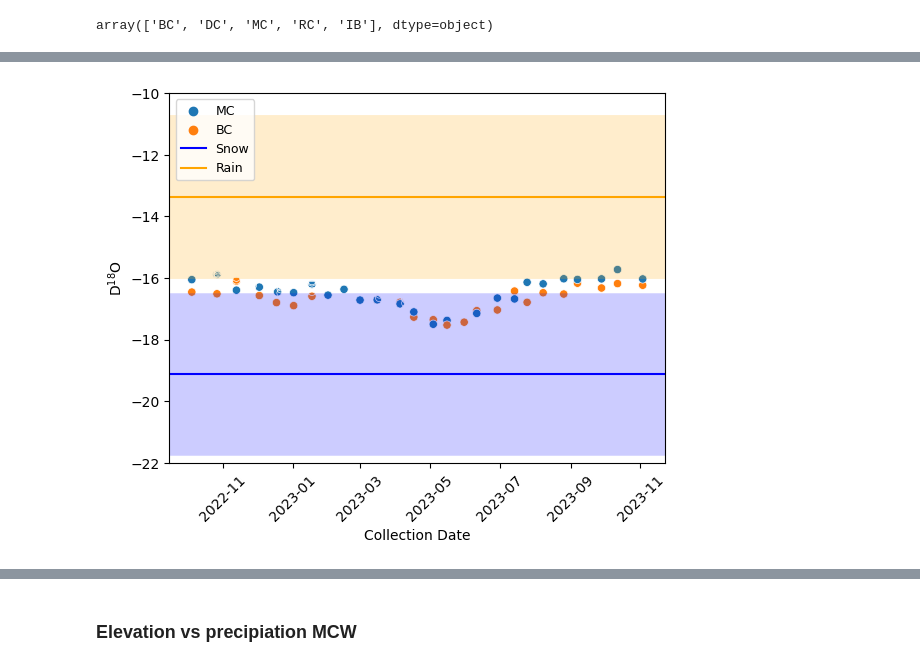
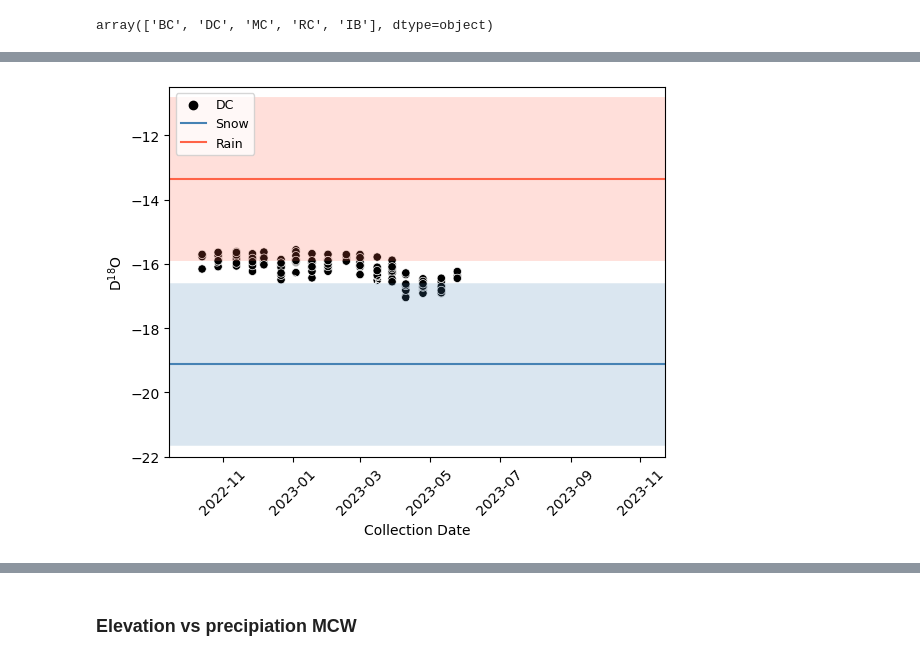
Before and after one commit to RMGrena/MoresCreekWatershed_ID, a Jupyter notebook: Isotope_working_repository.ipynb, the cells around one changed output, grey strips where cells are left out. Drawn from its saved outputs; the diff is of its cells as text; code cells hidden in the pictures.

```diff
--- a/Isotope_working_repository.ipynb
+++ b/Isotope_working_repository.ipynb
@@ -22,3 +20,12 @@ from matplotlib.colors import to_rgba
+# %%
+mcw = 'mediumseagreen'
+bcw = 'slateblue'
+rain = 'tomato' #MC only
+warm = 'darkorange' #MC only
+snow = 'steelblue'
+cold = 'lightsteelblue'
+BC_snow = 'teal'
+BC_rain = 'peru'
 # %%
 dc = pd.read_csv('DCEW_updated_7aug23.csv',parse_dates = [2], infer_datetime_format = True)
 dc.tail(2)
@@ -490,36 +267,22 @@ array(['BC', 'DC', 'MC', 'RC', 'IB'], dtype=object)
 # %%
-#Mores Creek Stream data compared to rain v snow averages
-#hue_order = ['MC', 'BC','DC']
-hue_order = ['MC', 'BC']
+#Dry Creek data compared to MCW rain vs snow averages
+hue_order = ['DC']
 sns.scatterplot(x='Collection_Date', y='D_18O', data=s3,
-                hue='Type',hue_order=hue_order).set(ylabel='$\mathregular{D^{18}}$O', xlabel='Collection Date')
+                hue='Type',hue_order=hue_order, palette=['black']).set(ylabel='$\mathregular{D^{18}}$O', xlabel='Collection Date')
 
 #SNOW
 #add average for ib_avg
-plt.axhline(y=-19.12, color='b', linestyle='-', label='Snow')
-plt.axhline(y=-13.36, color='orange', linestyle='-',label='Rain')
-plt.axhline(y=-19.12, color='b', linestyle='-', linewidth = '117', alpha=0.2)
-#plt.axhline(y=-21.7, color='orange', linestyle='-')
-#plt.axhline(y=-16.5, color='orange', linestyle='-')
-#left, bottom, width, height = (0, -21.72, 43,5.216)
-#rect=mpatches.Rectangle((left,bottom),width,height,alpha=0.1,facecolor="orange")
-#plt.gca().add_patch(rect)
+plt.axhline(y=-19.12, color=snow, linestyle='-', label='Snow')
+plt.axhline(y=-19.12, color=snow, linestyle='-', linewidth = '117', alpha=0.2)
 
 #RAIN
 #add average for rc_avg
-plt.axhline(y=-13.36, color='orange', linestyle='-',linewidth = '118',alpha=0.2)
-#plt.axhline(y=-15.97, color='b', linestyle='-')
-#plt.axhline(y=-10.75, color='b', linestyle='-')
-
-#left= 0
-#bottom= -15.614
-#height = 4.5
-#rect=mpatches.Rectangle((left,bottom),width,height,alpha=0.1,facecolor="blue")
-#plt.gca().add_patch(rect)
+plt.axhline(y=-13.36, color=rain, linestyle='-',linewidth = '118',alpha=0.2)
+plt.axhline(y=-13.36, color=rain, linestyle='-',label='Rain')
 
 plt.legend(loc='upper left',prop={'size': 9})
 plt.xticks(rotation=45)
-plt.ylim(-22,-10)
+plt.ylim(-22,-10.5)
 plt.show();
 # %% [output]
-[figure, old version]
+[figure, new version]
```
Also changed, not shown: parts of 78 cells of this notebook, 8 other files.
